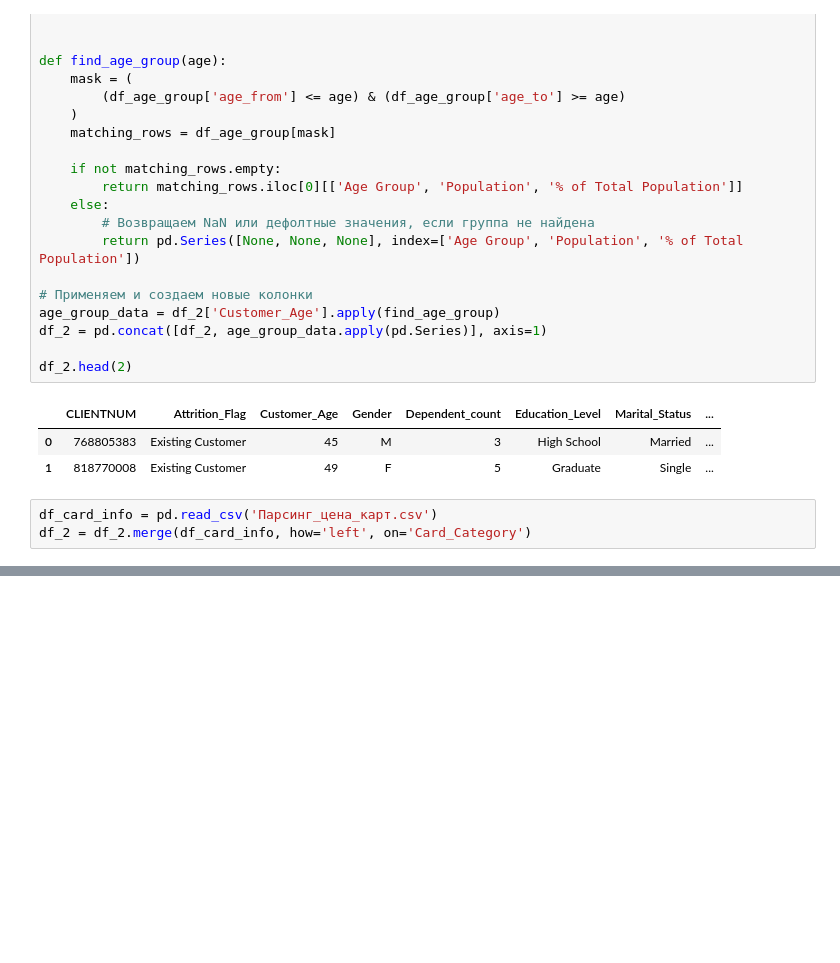
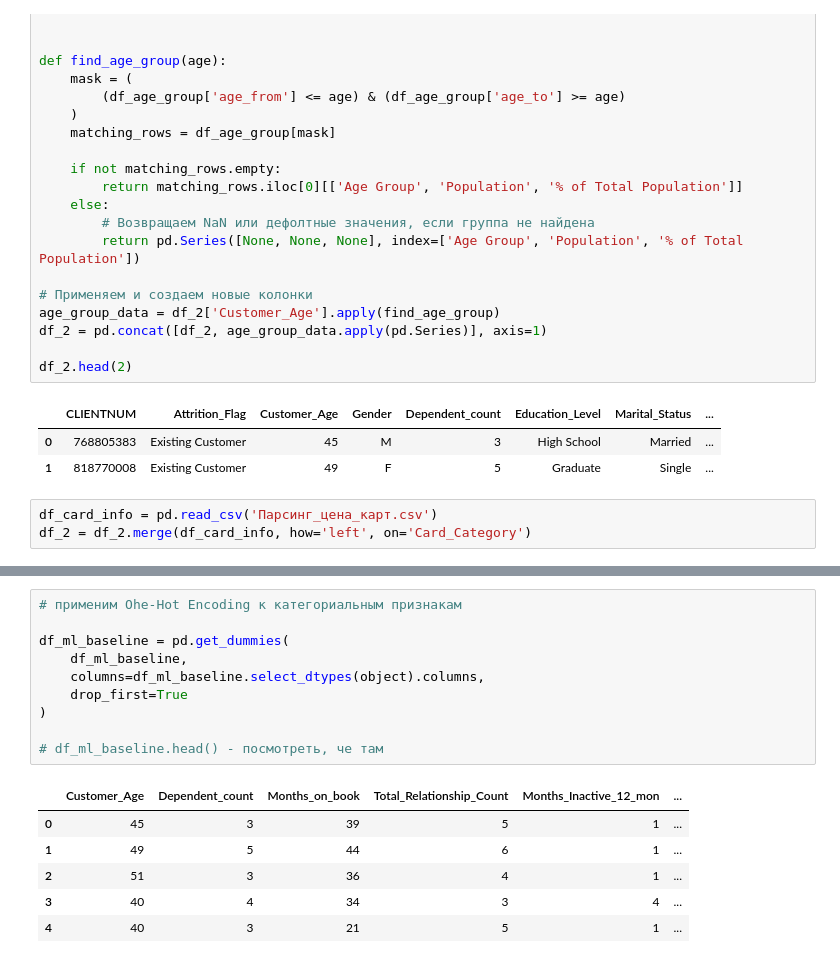
Before and after one commit to AlexRos06/hse_machine_learning_proj, a Jupyter notebook: ML_notebook.ipynb, the cells around one changed output, grey strips where cells are left out. Cells and saved outputs as stored; diff of their text form; blank space fills up the shorter version.

```diff
--- a/ML_notebook.ipynb
+++ b/ML_notebook.ipynb
@@ -242,0 +436,17 @@ df_2.to_parquet('BankChurners_add_features.parquet')
+# %%
+# применим Ohe-Hot Encoding к категориальным признакам
+
+df_ml_baseline = pd.get_dummies(
+    df_ml_baseline,
+    columns=df_ml_baseline.select_dtypes(object).columns,
+    drop_first=True
+)
+
+# df_ml_baseline.head() - посмотреть, че там
+# %% [output]
+|  | Customer_Age | Dependent_count | Months_on_book | Total_Relationship_Count | Months_Inactive_12_mon | ... |
+| 0 | 45 | 3 | 39 | 5 | 1 | ... |
+| 1 | 49 | 5 | 44 | 6 | 1 | ... |
+| 2 | 51 | 3 | 36 | 4 | 1 | ... |
+| 3 | 40 | 4 | 34 | 3 | 4 | ... |
+| 4 | 40 | 3 | 21 | 5 | 1 | ... |
```
Also changed, not shown: parts of 22 cells of this notebook.
